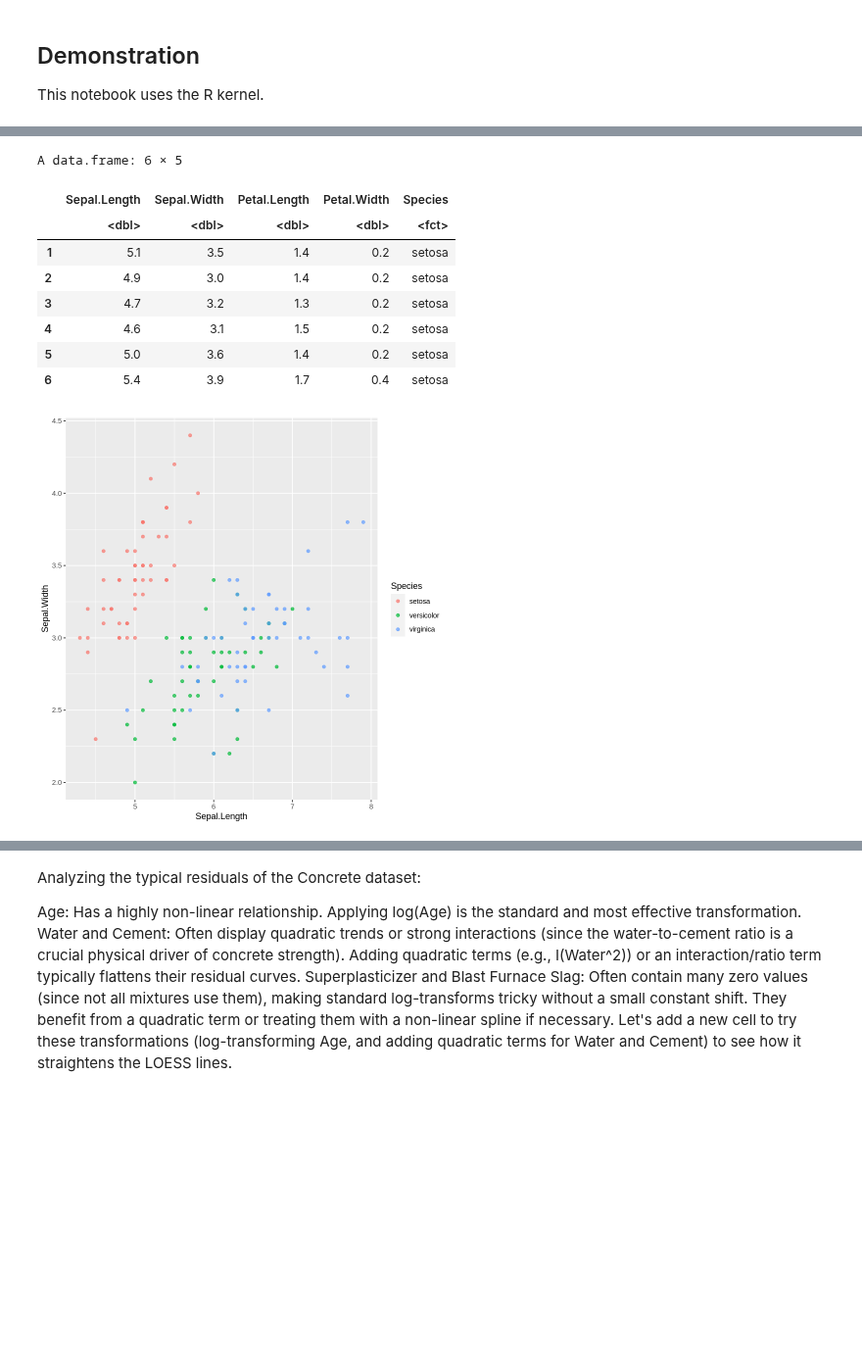
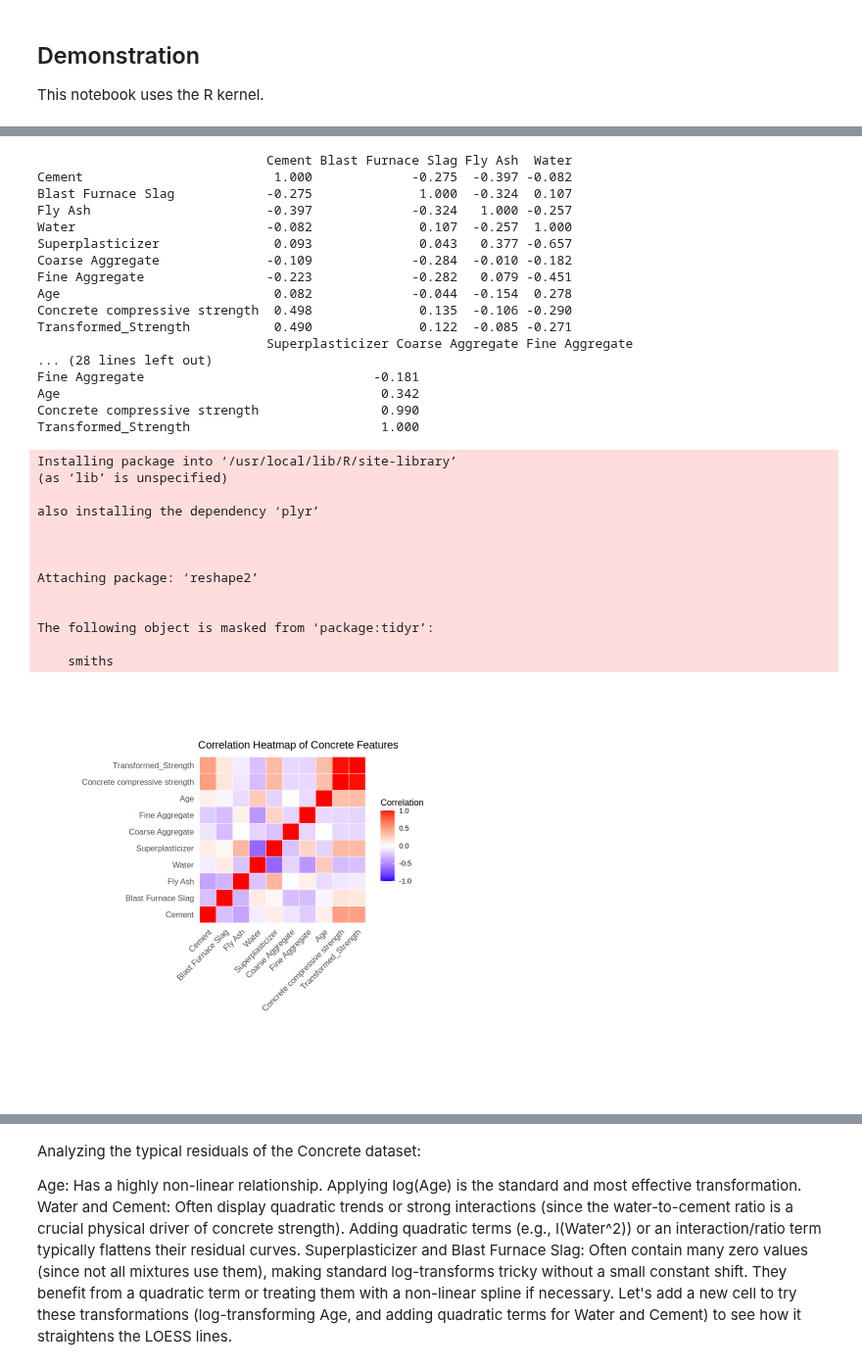
Before and after one commit to dibendupal69724-ux/CV-documents, a Jupyter notebook: python-basics/google-colab-r.ipynb, the cells around one changed output, grey strips where cells are left out. Shown at 98% size. Drawn from its saved outputs; the diff is of its cells as text; code cells hidden in the pictures; blank space fills up the shorter version.

```diff
--- a/python-basics/google-colab-r.ipynb
+++ b/python-basics/google-colab-r.ipynb
@@ -51,18 +38,0 @@ The following objects are masked from ‘package:base’:
-# %%
-head(iris)
-# %% [output]
-A data.frame: 6 × 5
-|  | Sepal.Length | Sepal.Width | Petal.Length | Petal.Width | Species |
-|  | <dbl> | <dbl> | <dbl> | <dbl> | <fct> |
-| 1 | 5.1 | 3.5 | 1.4 | 0.2 | setosa |
-| 2 | 4.9 | 3.0 | 1.4 | 0.2 | setosa |
-| 3 | 4.7 | 3.2 | 1.3 | 0.2 | setosa |
-| 4 | 4.6 | 3.1 | 1.5 | 0.2 | setosa |
-| 5 | 5.0 | 3.6 | 1.4 | 0.2 | setosa |
-| 6 | 5.4 | 3.9 | 1.7 | 0.4 | setosa |
-# %%
-iris %>%
-ggplot(aes(Sepal.Length, Sepal.Width, color=Species))+
-geom_point(alpha=0.7)
-# %% [output]
-[figure, removed]
@@ -68,0 +53,62 @@ geom_point(alpha=0.7)
+# %%
+numeric_cols <- sapply(concrete_data, is.numeric)
+cor_matrix <- cor(concrete_data[, numeric_cols], use = "pairwise.complete.obs")
+
+# Print rounded correlation matrix
+print(round(cor_matrix, 3))
+
+
+
+#if (!requireNamespace("reshape2", quietly = TRUE)) {
+#  install.packages("reshape2", repos = "https://cloud.r-project.org/")}
+
+install.packages("reshape2")
+library(ggplot2)
+library(reshape2)
+
+# Melt the correlation matrix for ggplot
+melted_cor <- melt(cor_matrix)
+
+# Plot the correlation heatmap with clean column names
+ggplot(data = melted_cor, aes(x = Var1, y = Var2, fill = value)) +
+  geom_tile(color = "white") +
+  scale_fill_gradient2(low = "blue", high = "red", mid = "white",
+                       midpoint = 0, limit = c(-1,1), space = "Lab",
+                       name="Correlation") +
+  theme_minimal() +
+  theme(axis.text.x = element_text(angle = 45, vjust = 1, size = 10, hjust = 1),
+        axis.text.y = element_text(size = 10)) +
+  coord_fixed() +
+  labs(title = "Correlation Heatmap of Concrete Features", x = "", y = "")
+# %% [output]
+                              Cement Blast Furnace Slag Fly Ash  Water
+Cement                         1.000             -0.275  -0.397 -0.082
+Blast Furnace Slag            -0.275              1.000  -0.324  0.107
+Fly Ash                       -0.397             -0.324   1.000 -0.257
+Water                         -0.082              0.107  -0.257  1.000
+Superplasticizer               0.093              0.043   0.377 -0.657
+Coarse Aggregate              -0.109             -0.284  -0.010 -0.182
+Fine Aggregate                -0.223             -0.282   0.079 -0.451
+Age                            0.082             -0.044  -0.154  0.278
+Concrete compressive strength  0.498              0.135  -0.106 -0.290
+Transformed_Strength           0.490              0.122  -0.085 -0.271
+                              Superplasticizer Coarse Aggregate Fine Aggregate
+... (28 lines left out)
+Fine Aggregate                              -0.181
+Age                                          0.342
+Concrete compressive strength                0.990
+Transformed_Strength                         1.000
+Installing package into ‘/usr/local/lib/R/site-library’
+(as ‘lib’ is unspecified)
+
+also installing the dependency ‘plyr’
+
+
+
+Attaching package: ‘reshape2’
+
+
+The following object is masked from ‘package:tidyr’:
+
+    smiths
+[figure, added]
```
Also changed, not shown: parts of 27 cells of this notebook.
